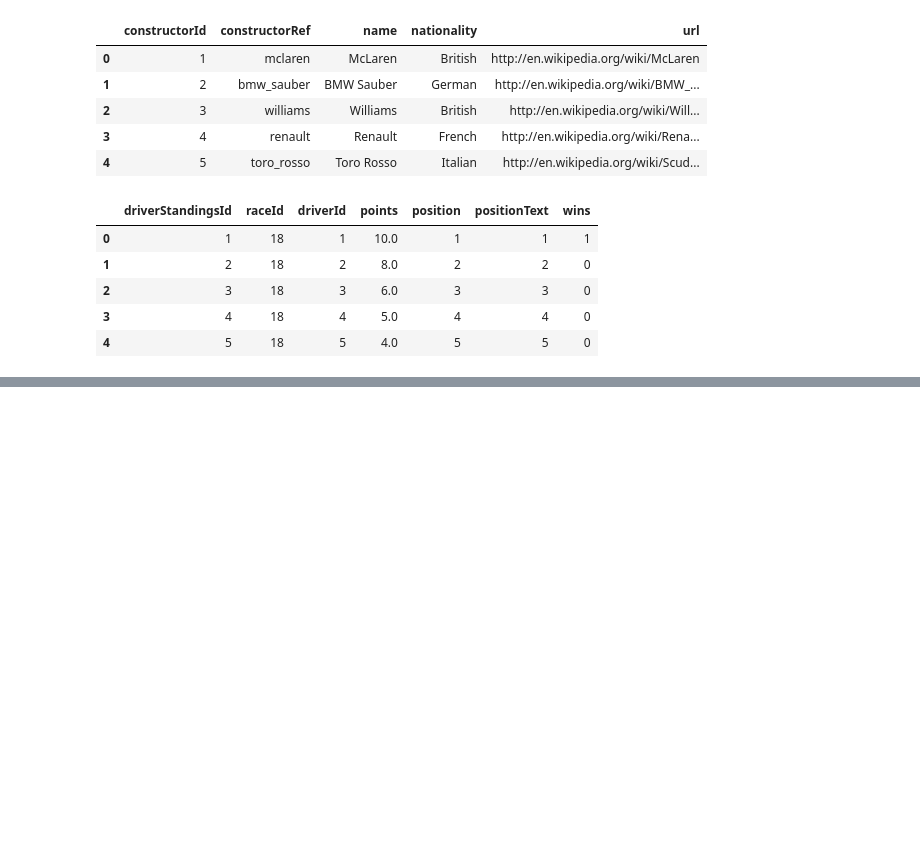
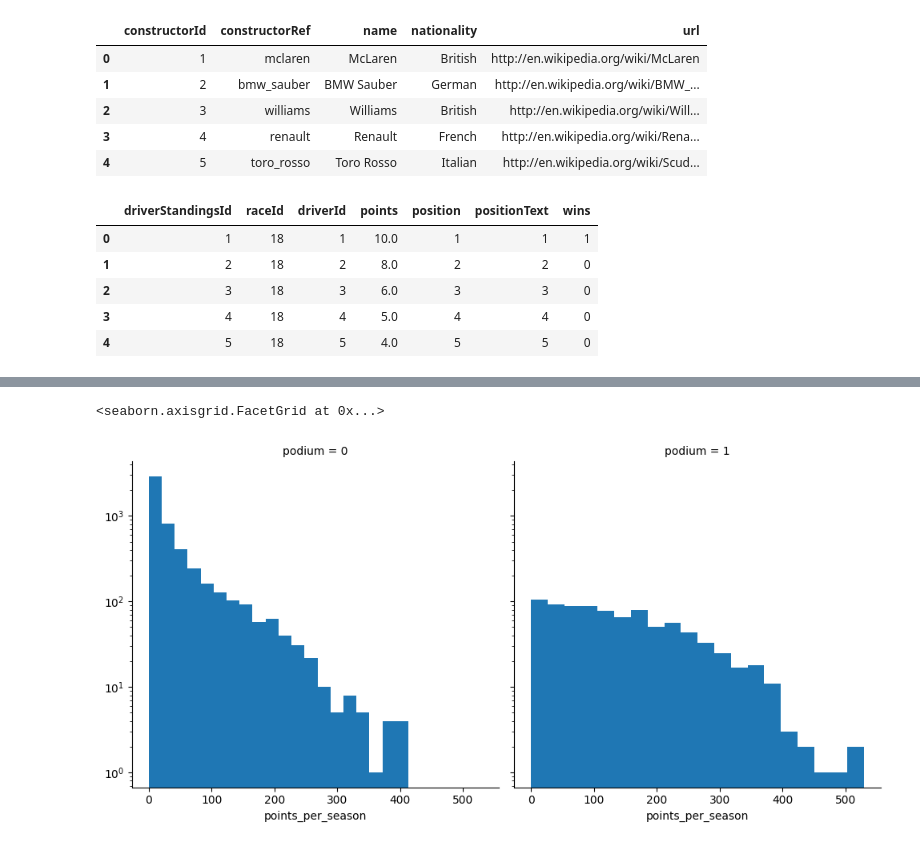
Before and after one commit to harivarshan18/CSE572_GroupProject, a Jupyter notebook: f1.ipynb, the cells around one changed output, grey strips where cells are left out. Saved outputs shown, nothing was run; the diff lists cells and outputs as text; code cells hidden in the pictures; blank space fills up the shorter version.

```diff
--- a/f1.ipynb
+++ b/f1.ipynb
@@ -168,0 +304,5 @@ df.head()
+# %%
+min_races = 10
+drivers_keep = driver_counts[driver_counts['num_races'] >= min_races]['driverId']
+df= df[df['driverId'].isin(drivers_keep)]
+df[["driverId", "podium"]].groupby(['driverId'], as_index=False).mean().sort_values(by='podium', ascending=False)
@@ -168,0 +323,6 @@ df.head()
+# %%
+g = sns.FacetGrid(df, col='podium', height=5, aspect=1)
+g.map(plt.hist, 'points_per_season', bins=20, log=True)
+# %% [output]
+<seaborn.axisgrid.FacetGrid at 0x...>
+[figure, added]
```
Also changed, not shown: parts of 21 cells of this notebook.
